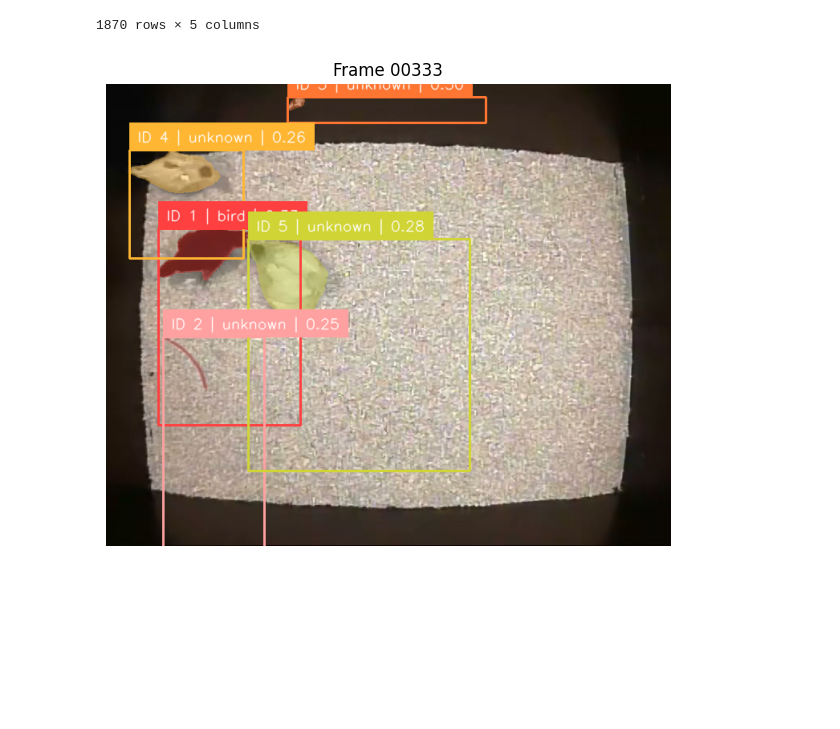
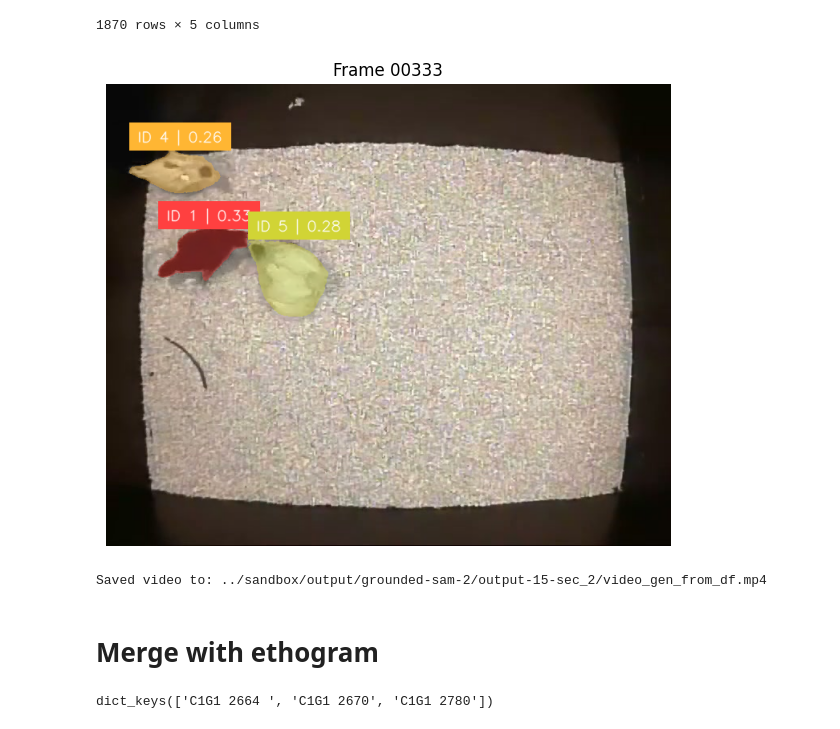
Before and after one commit to sbhattlab/PlayClassCV4Animals, a Jupyter notebook: notebook/EDA-grounded-sam2.ipynb, the cells around one changed output. Cells and saved outputs as stored; diff of their text form; code cells hidden in the pictures; blank space fills up the shorter version.

Commit message:
extracted actions from ethogram for test video

```diff
--- a/notebook/EDA-grounded-sam2.ipynb
+++ b/notebook/EDA-grounded-sam2.ipynb
@@ -196,25 +254,54 @@ def annotate_frame(img_bgr: np.ndarray, detections: sv.Detections) -> np.ndarray
 # %%
 # Pick a random or specific frame with annotations
 frame_ids = sorted(df.index.get_level_values("frame").unique().tolist())
 # preview_frame = random.choice(frame_ids)  # or set e.g. 101
 preview_frame = 333  # or set e.g. 101
 
-img_path = frame_path(preview_frame)
-if img_path is None:
-    raise FileNotFoundError(f"No image found for frame {preview_frame} -> {preview_frame:05d}.{FRAME_EXT}")
-
-img = cv2.imread(img_path, cv2.IMREAD_COLOR)
-assert img is not None, f"Failed to read {img_path}"
-
-df_frame = df.loc[preview_frame]  # index is object_id
-dets = detections_from_frame_df(df_frame)
-annotated = annotate_frame(img, dets)
-
-# Show (RGB in matplotlib)
-plt.figure(figsize=(10, 6))
-plt.imshow(cv2.cvtColor(annotated, cv2.COLOR_BGR2RGB))
-plt.title(f"Frame {preview_frame:05d}")
-plt.axis("off")
-plt.show()
+visualise_frame(FRAMES_DIR, preview_frame, df, exclude_ids=[2,3])
 # %% [output]
-[figure, old version]
+[figure, new version]
+# %%
+# Determine frame size and FPS
+first_path = None
+for fr in frame_ids:
+    p = frame_path(FRAMES_DIR, fr)
+    if p is not None:
+        first_path = p
+        break
+
+if first_path is None:
+    raise FileNotFoundError("No frame images found that match the zero-padded naming like 00001.jpg")
+
+first_img = cv2.imread(first_path, cv2.IMREAD_COLOR)
+assert first_img is not None, f"Failed to read first image: {first_path}"
+H, W = first_img.shape[:2]
+fps_local = float(FPS if FPS is not None else 30.0)
+
+fourcc = cv2.VideoWriter_fourcc(*"mp4v")
+writer = cv2.VideoWriter(OUTPUT_VIDEO, fourcc, fps_local, (W, H))
+if not writer.isOpened():
+    raise RuntimeError(f"Failed to open VideoWriter for {OUTPUT_VIDEO}")
+
+for frame_id, df_frame in tqdm(df.groupby(level="frame", sort=True), total=len(frame_ids), desc="Rendering"):
+    # Drop the outer index level so index is object_id
+    df_frame = df_frame.droplevel("frame")
+
+    img_path = frame_path(FRAMES_DIR, frame_id)
+    if img_path is None:
+        # If the image is missing, skip this frame
+        continue
+
+    img = cv2.imread(img_path, cv2.IMREAD_COLOR)
+    if img is None:
+        continue
+
+    dets = detections_from_frame_df(df_frame)
+    annotated = annotate_frame(img, dets, exclude_ids=[2,3])
+    writer.write(annotated)
+
+writer.release()
+print(f"Saved video to: {OUTPUT_VIDEO}")
+# %% [output]
+Saved video to: ../sandbox/output/grounded-sam-2/output-15-sec_2/video_gen_from_df.mp4
+# %% [markdown]
+# Merge with ethogram
@@ -220,0 +313,4 @@ plt.show()
+# %%
+etho_df_dict.keys()
+# %% [output]
+dict_keys(['C1G1 2664 ', 'C1G1 2670', 'C1G1 2780'])
```
Also changed, not shown: parts of 5 cells of this notebook.
